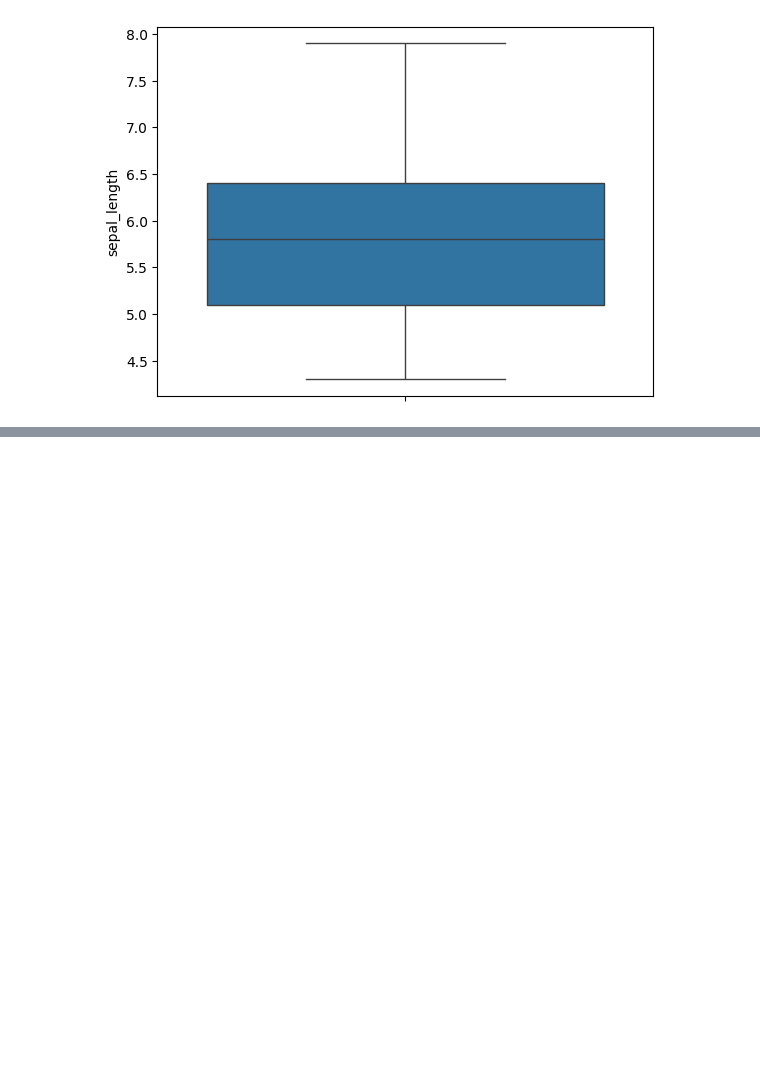
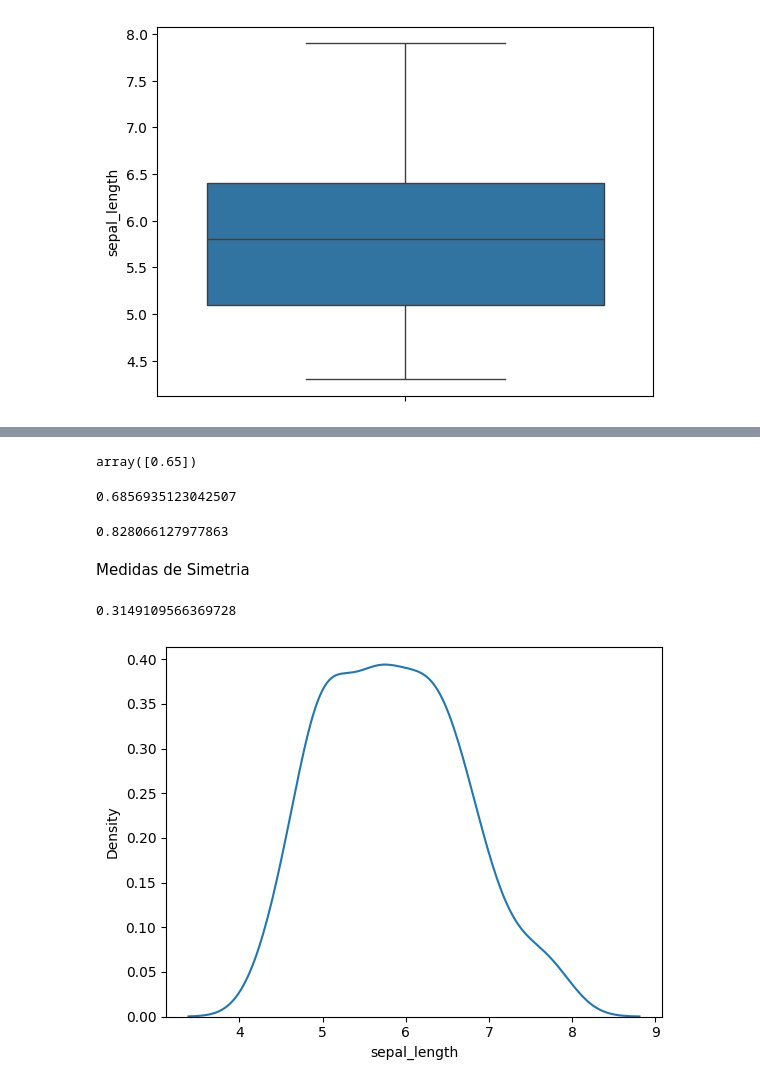
Before and after one commit to 21seya/Analise_dados_conceitos, a Jupyter notebook: estatistica_descritiva.ipynb, the cells around one changed output, grey strips where cells are left out. Saved outputs shown, nothing was run; the diff lists cells and outputs as text; code cells hidden in the pictures; blank space fills up the shorter version.

Commit message:
enviando dados

```diff
--- a/estatistica_descritiva.ipynb
+++ b/estatistica_descritiva.ipynb
@@ -58,0 +70,25 @@ sns.boxplot(Base_Dados['sepal_length'])
+# %%
+#Amplitude semi-interquartilica
+(Base_Dados['sepal_length'].describe()[6:7].values -Base_Dados['sepal_length'].describe()[4:5].values)/2
+# %% [output]
+array([0.65])
+# %%
+#Variãncia
+Base_Dados['sepal_length'].var()
+# %% [output]
+0.6856935123042507
+# %%
+#Desvio Padrão
+Base_Dados['sepal_length'].std()
+# %% [output]
+0.828066127977863
+# %% [markdown]
+Medidas de Simetria
+# %%
+Base_Dados['sepal_length'].skew()
+# %% [output]
+0.3149109566369728
+# %%
+sns.kdeplot(Base_Dados['sepal_length']);
+# %% [output]
+[figure, added]
```
Also changed, not shown: parts of 7 cells of this notebook.
